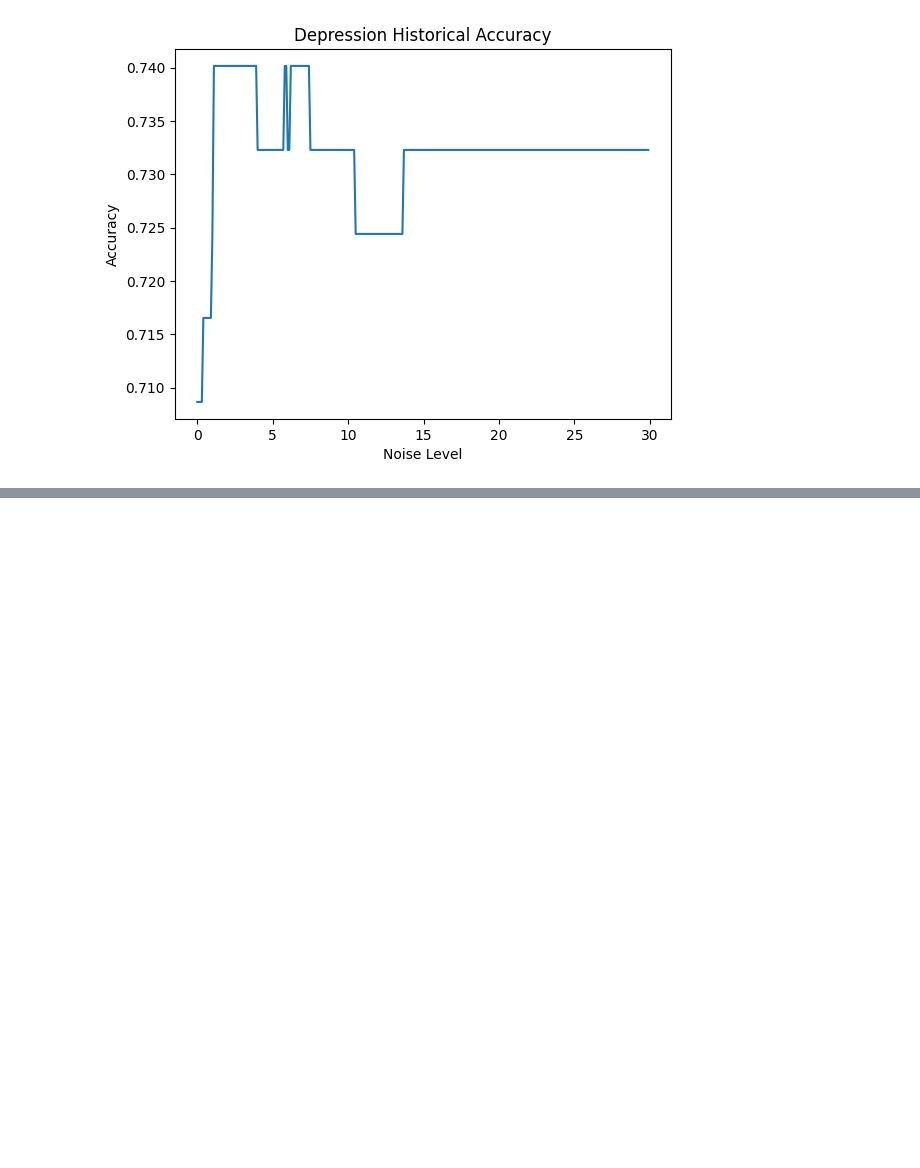
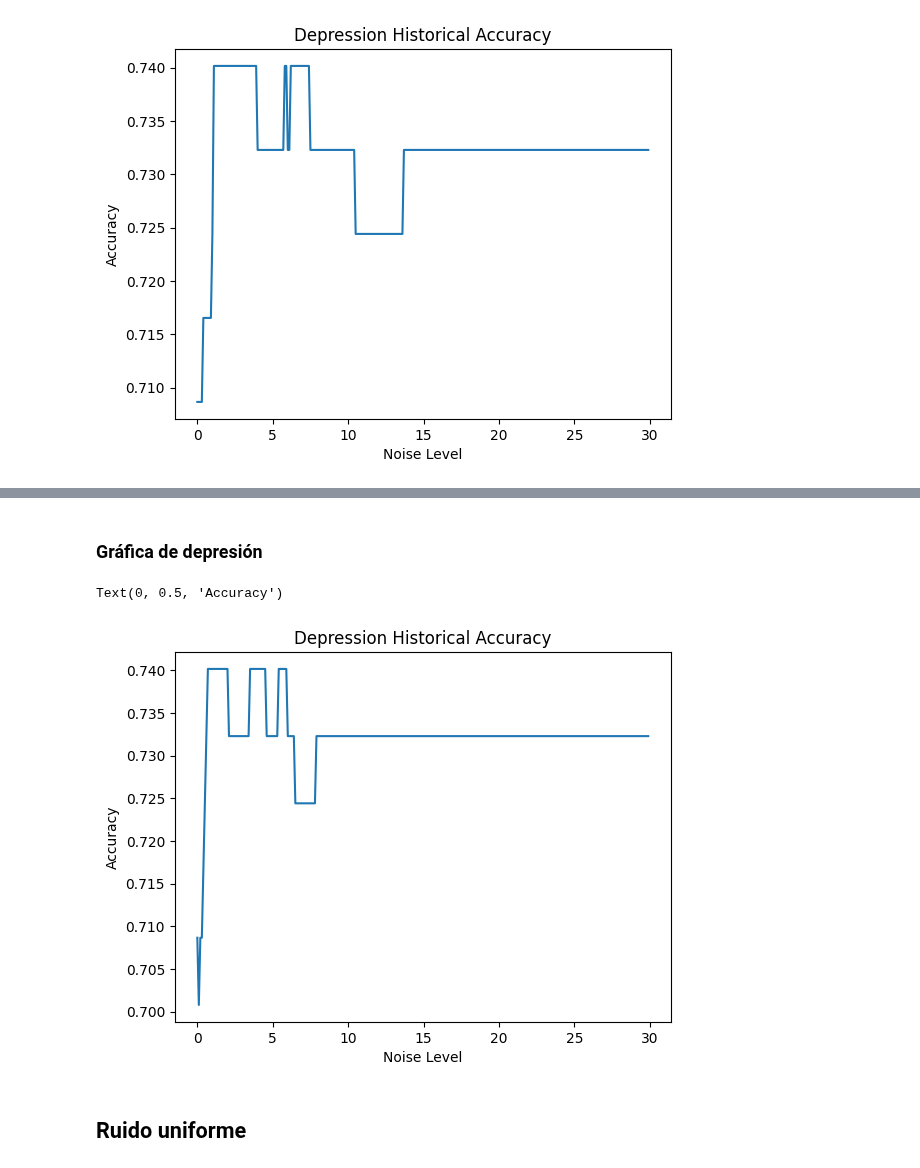
Before and after one commit to PosgradoMNA/Proyecto_Integrador_Equipo_11, a Jupyter notebook: watermarking_analysis/training.ipynb, the cells around one changed output, grey strips where cells are left out. Cells and saved outputs as stored; diff of their text form; code cells hidden in the pictures; blank space fills up the shorter version.

```diff
--- a/watermarking_analysis/training.ipynb
+++ b/watermarking_analysis/training.ipynb
@@ -224,0 +301,12 @@ Text(0, 0.5, 'Accuracy')
+# %% [markdown]
+### Gráfica de depresión
+# %%
+plt.plot(noise_levels, depression_historical_accuracy)
+plt.title("Depression Historical Accuracy")
+plt.xlabel("Noise Level")
+plt.ylabel("Accuracy")
+# %% [output]
+Text(0, 0.5, 'Accuracy')
+[figure, added]
+# %% [markdown]
+## Ruido uniforme
```
Also changed, not shown: parts of 31 cells of this notebook.
